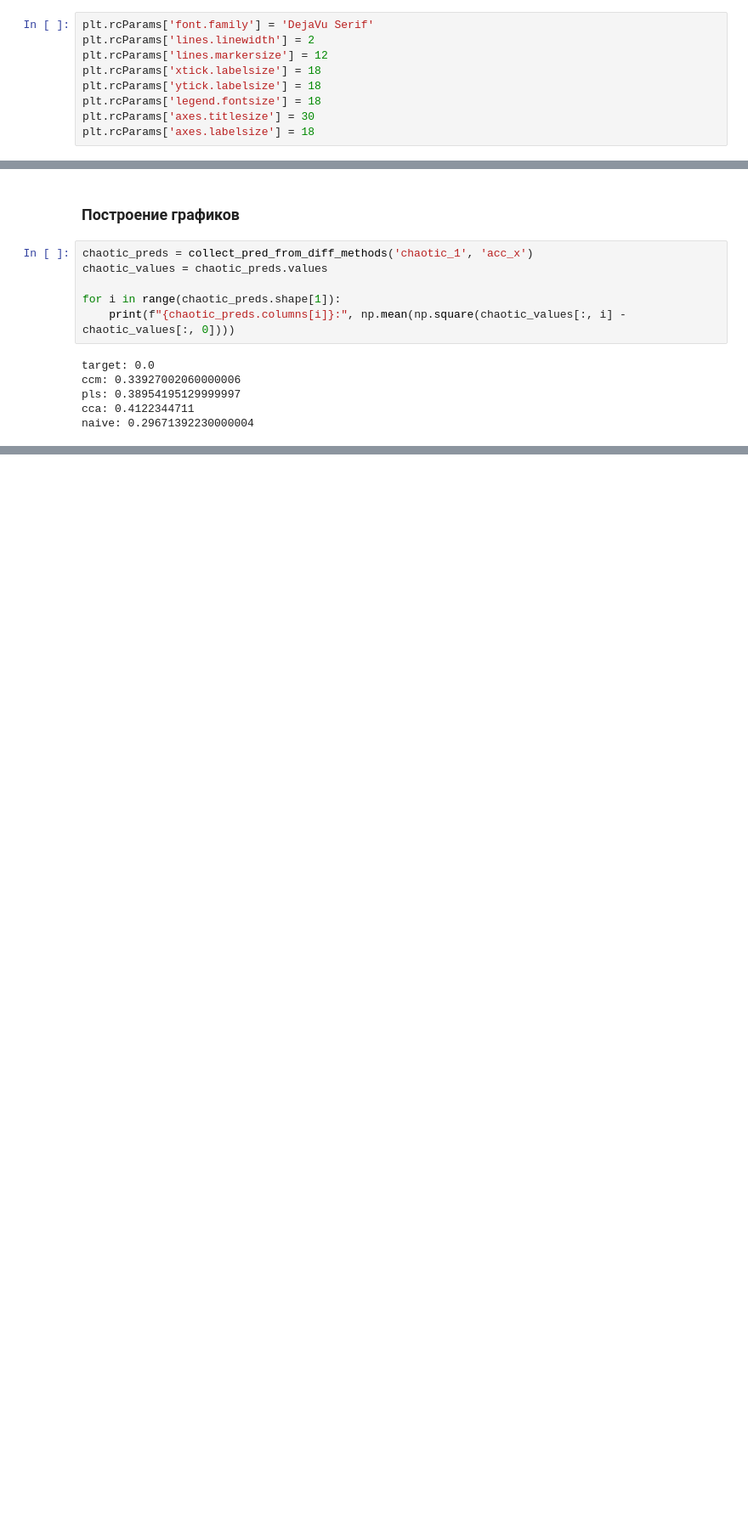
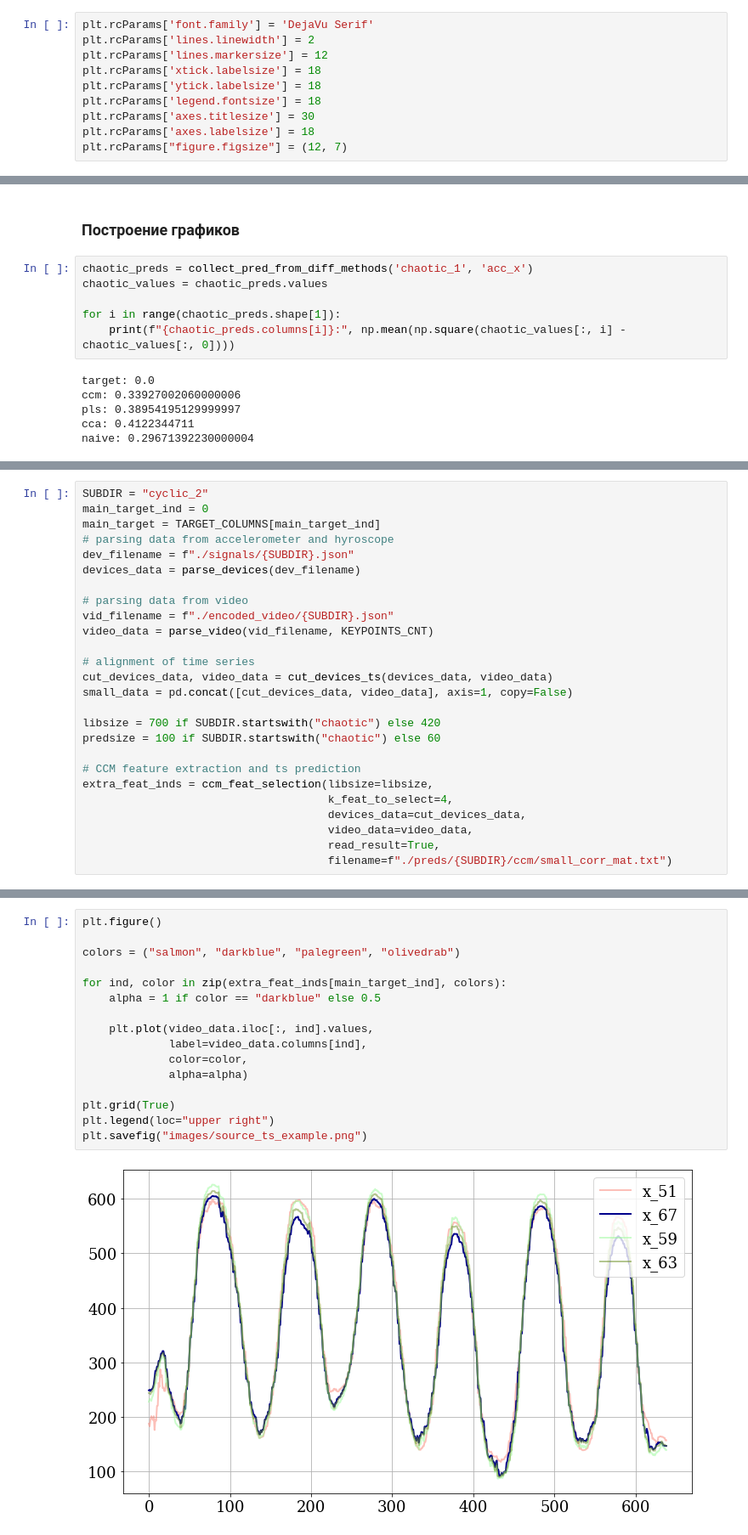
Before and after one commit to Intelligent-Systems-Phystech/2022-Project-90, a Jupyter notebook: code/main.ipynb, the cells around one changed output, grey strips where cells are left out. Shown at 85% size. Cells and saved outputs as stored; diff of their text form; blank space fills up the shorter version.

Commit message:
Add visualisation plan

```diff
--- a/code/main.ipynb
+++ b/code/main.ipynb
@@ -27,6 +25,7 @@ plt.rcParams['ytick.labelsize'] = 18
 plt.rcParams['legend.fontsize'] = 18
 plt.rcParams['axes.titlesize'] = 30
 plt.rcParams['axes.labelsize'] = 18
+plt.rcParams["figure.figsize"] = (12, 7)
 # %% [markdown]
 ### Получение предсказаний
 # %%
@@ -166,0 +168,26 @@ for col in cyclic_preds.columns[1:]:
+# %%
+SUBDIR = "cyclic_2"
+main_target_ind = 0
+main_target = TARGET_COLUMNS[main_target_ind]
+# parsing data from accelerometer and hyroscope
+dev_filename = f"./signals/{SUBDIR}.json"
+devices_data = parse_devices(dev_filename)
+
+# parsing data from video
+vid_filename = f"./encoded_video/{SUBDIR}.json"
+video_data = parse_video(vid_filename, KEYPOINTS_CNT)
+
+# alignment of time series
+cut_devices_data, video_data = cut_devices_ts(devices_data, video_data)
+small_data = pd.concat([cut_devices_data, video_data], axis=1, copy=False)
+
+libsize = 700 if SUBDIR.startswith("chaotic") else 420
+predsize = 100 if SUBDIR.startswith("chaotic") else 60
+
+# CCM feature extraction and ts prediction
+extra_feat_inds = ccm_feat_selection(libsize=libsize,
+                                     k_feat_to_select=4,
+                                     devices_data=cut_devices_data,
+                                     video_data=video_data,
+                                     read_result=True,
+                                     filename=f"./preds/{SUBDIR}/ccm/small_corr_mat.txt")
@@ -166,0 +208,18 @@ for col in cyclic_preds.columns[1:]:
+# %%
+plt.figure()
+
+colors = ("salmon", "darkblue", "palegreen", "olivedrab")
+
+for ind, color in zip(extra_feat_inds[main_target_ind], colors):
+    alpha = 1 if color == "darkblue" else 0.5
+
+    plt.plot(video_data.iloc[:, ind].values,
+             label=video_data.columns[ind],
+             color=color,
+             alpha=alpha)
+
+plt.grid(True)
+plt.legend(loc="upper right")
+plt.savefig("images/source_ts_example.png")
+# %% [output]
+[figure, added]
```
Also changed, not shown: parts of 7 cells of this notebook, 3 other files.
